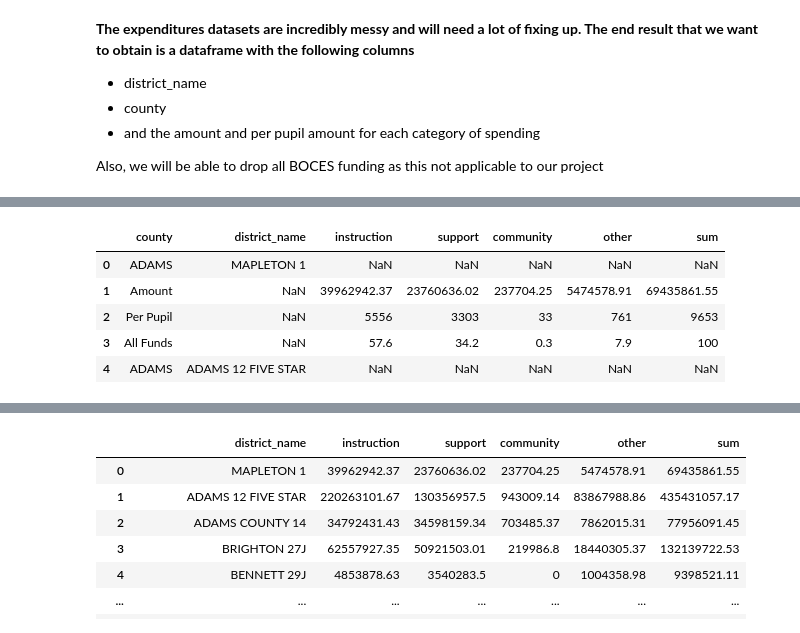
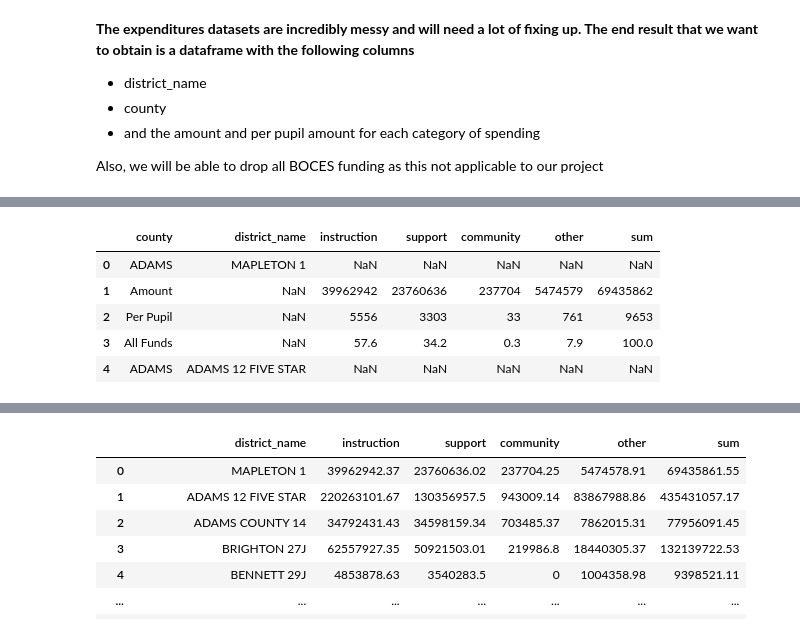
Before and after one commit to clewis53/CaeleyLewis-Capstone2-StoryOfColoradoEducation, a Jupyter notebook: notebooks/0.1-data-wrangling.ipynb, the cells around one changed output, grey strips where cells are left out. Cells and saved outputs as stored; diff of their text form; code cells hidden in the pictures.

```diff
--- a/notebooks/0.1-data-wrangling.ipynb
+++ b/notebooks/0.1-data-wrangling.ipynb
@@ -89,6 +89,6 @@ pd.read_csv(interim_filepath + 'saipe_tall.csv', index_col=0)
 # %% [markdown]
 ### 2.2 Expenditures <a id="make-expenditures"><a/>
 # %%
-expenditures = pd.read_excel('../data/raw/expenditures/expenditures2010.xls')
-expenditures.head()
+expenditures = pd.read_csv('../data/raw/expenditures/expenditures2010.csv')
+expenditures
 # %% [output]
@@ -144,0 +158,4 @@ expenditures.head()
+# %%
+# All numbers have commas in them that need to be removed
+expenditures = expenditures.replace(',','', regex=True)
+expenditures
@@ -145,21 +176,21 @@ expenditures.head()
 # %%
 # The district_name column has numbers that were relevant to the BOCES funding but not our project.
 # We want to be able to identify each of those and remove them.
-def isfloat(num):
+def remove_floats(entry):
     try:
-        float(num)
-        return True
-    except ValueError:
-        return False
+        float(entry)
+        return np.nan
+    except:
+        return entry
 # %%
-expenditures['district_name'][expenditures['district_name'].apply(np.vectorize(isfloat))] = np.nan
+expenditures['district_name'] = expenditures['district_name'].apply(remove_floats)
 expenditures.head()
 # %% [output]
 |  | county | district_name | instruction | support | community | other | sum |
 | 0 | ADAMS | MAPLETON 1 | NaN | NaN | NaN | NaN | NaN |
-| 1 | Amount | NaN | 39962942.37 | 23760636.02 | 237704.25 | 5474578.91 | 69435861.55 |
+| 1 | Amount | NaN | 39962942 | 23760636 | 237704 | 5474579 | 69435862 |
 | 2 | Per Pupil | NaN | 5556 | 3303 | 33 | 761 | 9653 |
-| 3 | All Funds | NaN | 57.6 | 34.2 | 0.3 | 7.9 | 100 |
+| 3 | All Funds | NaN | 57.6 | 34.2 | 0.3 | 7.9 | 100.0 |
 | 4 | ADAMS | ADAMS 12 FIVE STAR | NaN | NaN | NaN | NaN | NaN |
 # %%
 # Now that they are removed, lets forward fill the district_name,
```
Also changed, not shown: parts of 7 cells of this notebook, 1 other file.
